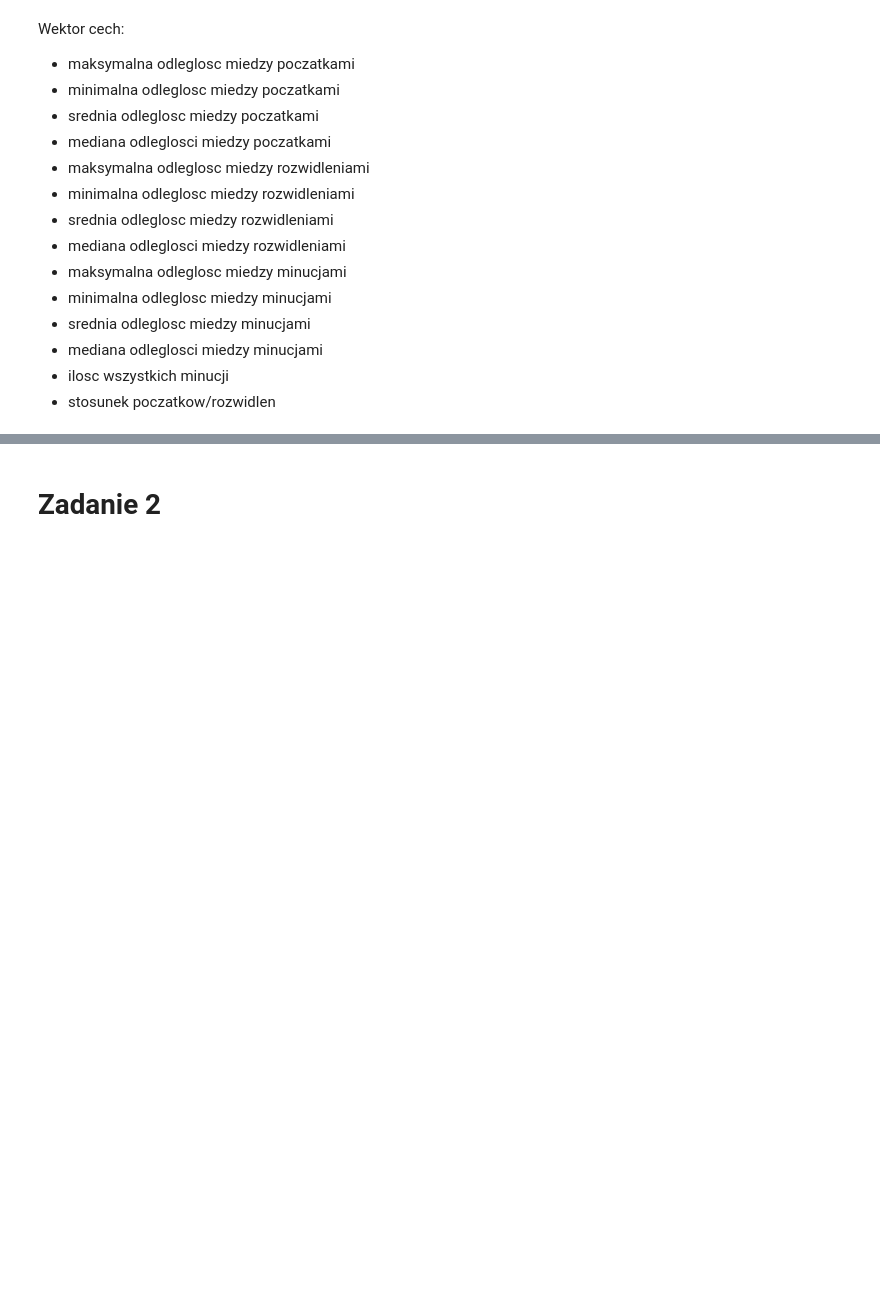
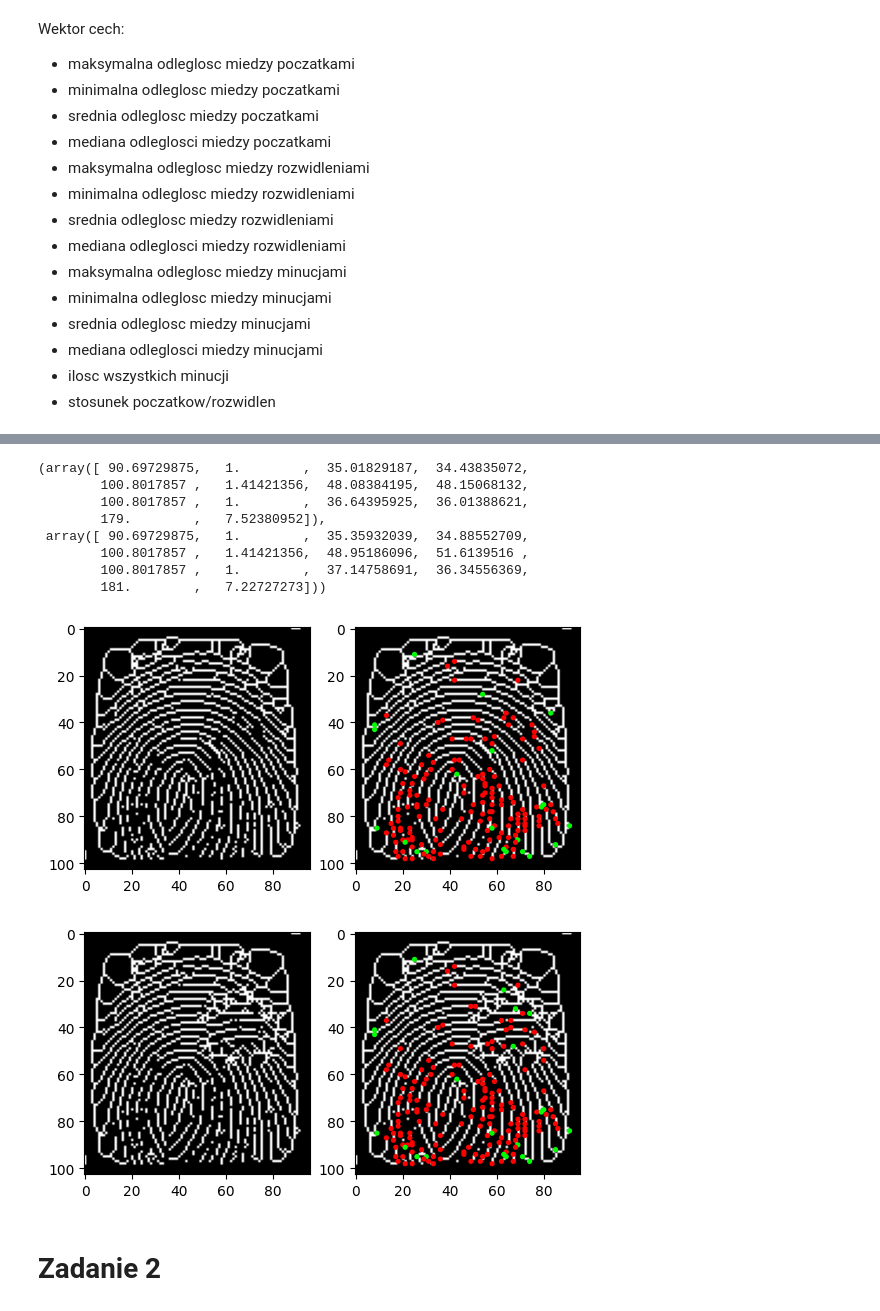
Before and after one commit to MuskoM/biometry-masters-class, a Jupyter notebook: ps4/ps4.ipynb, the cells around one changed output, grey strips where cells are left out. Cells and saved outputs as stored; diff of their text form; code cells hidden in the pictures; blank space fills up the shorter version.

```diff
--- a/ps4/ps4.ipynb
+++ b/ps4/ps4.ipynb
@@ -72,3 +76,10 @@ draw_compare(file_mat_1, fingerprint_skeletonize)
 [figure]
 [figure]
 [figure]
+# %%
+def preprocessing(file):
+    fingerprint = file
+    fingerprint_gray = cv.cvtColor(fingerprint, cv.COLOR_BGR2GRAY)
+    binarized_img = cv.adaptiveThreshold(fingerprint_gray,1, cv.ADAPTIVE_THRESH_MEAN_C, cv.THRESH_BINARY, 11, 2)
+    fingerprint_skeletonize = morph.skeletonize(binarized_img)
+    return fingerprint_skeletonize
@@ -253,2 +284,22 @@ Wektor cech:
+# %%
+fingerprint_skeletonize1 = preprocessing(file_mat_1)
+fig, minutae1 = find_minutae(fingerprint_skeletonize1)
+fingerprint_skeletonize2 = preprocessing(file_mat_2)
+fig, minutae2 = find_minutae(fingerprint_skeletonize2)
+
+feature_vector1 = calculate_feature_vector(minutae1)
+feature_vector2 = calculate_feature_vector(minutae2)
+feature_vector1, feature_vector2
+# %% [output]
+(array([ 90.69729875,   1.        ,  35.01829187,  34.43835072,
+        100.8017857 ,   1.41421356,  48.08384195,  48.15068132,
+        100.8017857 ,   1.        ,  36.64395925,  36.01388621,
+        179.        ,   7.52380952]),
+ array([ 90.69729875,   1.        ,  35.35932039,  34.88552709,
+        100.8017857 ,   1.41421356,  48.95186096,  51.6139516 ,
+        100.8017857 ,   1.        ,  37.14758691,  36.34556369,
+        181.        ,   7.22727273]))
+[figure, added]
+[figure, added]
 # %% [markdown]
 # Zadanie 2
```
Also changed, not shown: parts of 7 cells of this notebook.
